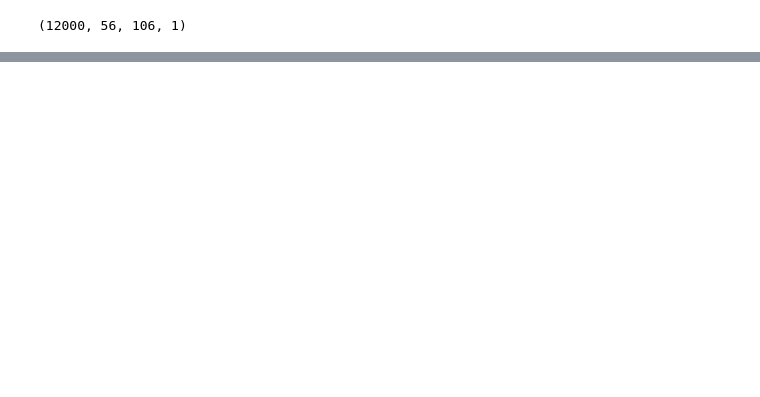
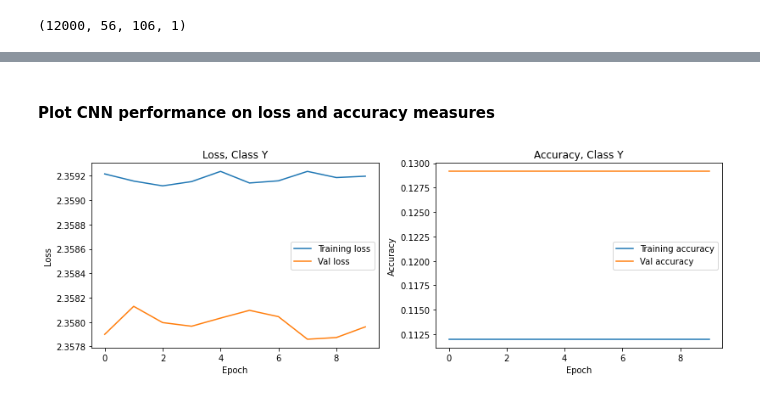
Before and after one commit to mathh17/Anvendt_ML_Eskamens_project, a Jupyter notebook: Q2_2_0_CNN.ipynb, the cells around one changed output, grey strips where cells are left out. Drawn from its saved outputs; the diff is of its cells as text; code cells hidden in the pictures; blank space fills up the shorter version.

```diff
--- a/Q2_2_0_CNN.ipynb
+++ b/Q2_2_0_CNN.ipynb
@@ -75,0 +301,2 @@ plt.legend()
+# %%
+history = model_multiclass.fit(xY_train, yY_train, validation_data=(xY_val, yY_val), epochs=10, verbose=1)
@@ -75,0 +324,24 @@ plt.legend()
+# %% [markdown]
+#### Plot CNN performance on loss and accuracy measures
+# %%
+fig = plt.figure(figsize=plt.figaspect(0.3))
+
+ax = fig.add_subplot(1, 2, 1)
+ax.plot(history.history['loss'], label='Training loss')
+ax.plot(history.history['val_loss'], label='Val loss')
+plt.xlabel('Epoch')
+plt.ylabel('Loss')
+plt.legend()
+plt.title('Loss, Class Y')
+
+ax = fig.add_subplot(1, 2, 2)
+ax.plot(history.history['accuracy'], label='Training accuracy')
+ax.plot(history.history['val_accuracy'], label='Val accuracy')
+plt.xlabel('Epoch')
+plt.ylabel('Accuracy')
+plt.legend()
+plt.title('Accuracy, Class Y')
+
+plt.show()
+# %% [output]
+[figure, added]
```
Also changed, not shown: parts of 30 cells of this notebook, 1 other file.
